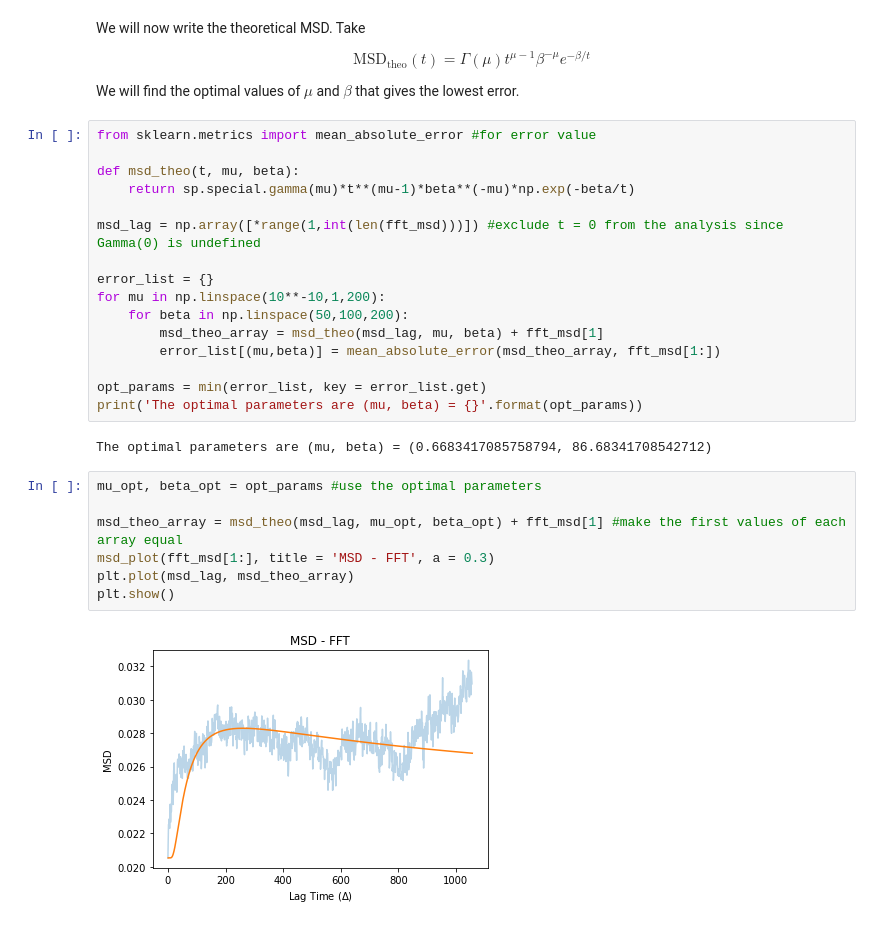
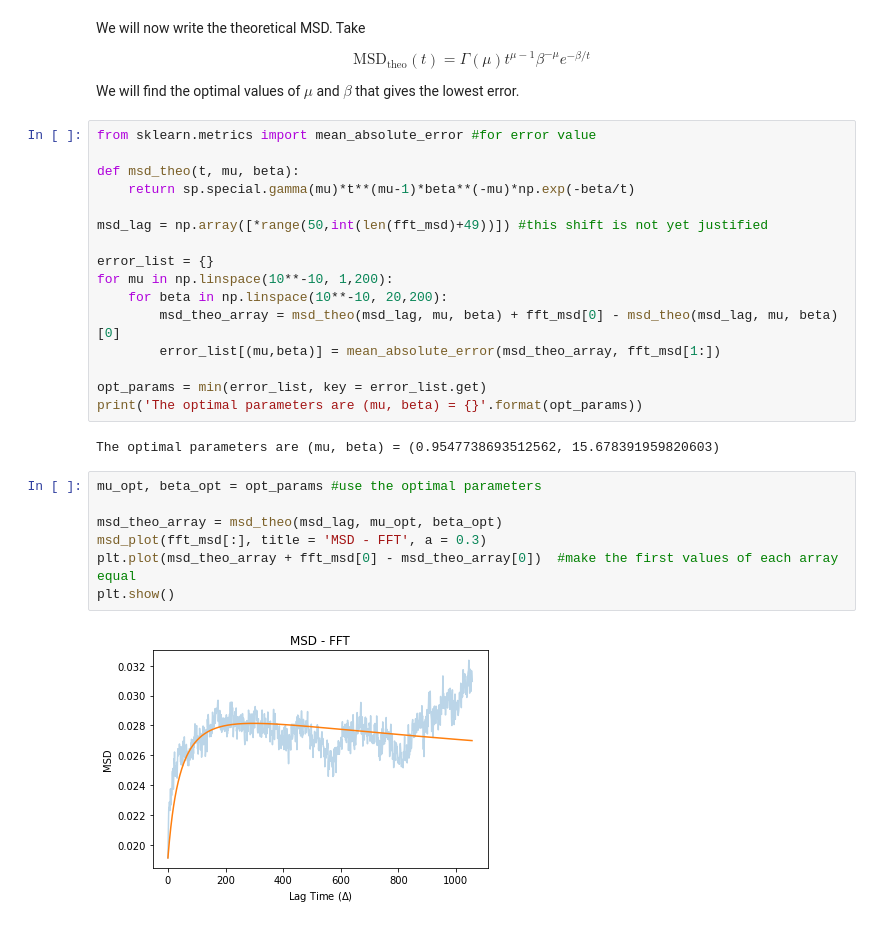
Before and after one commit to xxtofff/Physics-305, a Jupyter notebook: notebooks/light_curves.ipynb, the cells around one changed output. Drawn from its saved outputs; the diff is of its cells as text.

```diff
--- a/notebooks/light_curves.ipynb
+++ b/notebooks/light_curves.ipynb
@@ -226,24 +226,24 @@ from sklearn.metrics import mean_absolute_error #for error value
 def msd_theo(t, mu, beta):
     return sp.special.gamma(mu)*t**(mu-1)*beta**(-mu)*np.exp(-beta/t)
 
-msd_lag = np.array([*range(1,int(len(fft_msd)))]) #exclude t = 0 from the analysis since Gamma(0) is undefined
+msd_lag = np.array([*range(50,int(len(fft_msd)+49))]) #this shift is not yet justified
 
 error_list = {}
-for mu in np.linspace(10**-10,1,200):
-    for beta in np.linspace(50,100,200):
-        msd_theo_array = msd_theo(msd_lag, mu, beta) + fft_msd[1]
+for mu in np.linspace(10**-10, 1,200):
+    for beta in np.linspace(10**-10, 20,200):
+        msd_theo_array = msd_theo(msd_lag, mu, beta) + fft_msd[0] - msd_theo(msd_lag, mu, beta)[0]
         error_list[(mu,beta)] = mean_absolute_error(msd_theo_array, fft_msd[1:])
 
 opt_params = min(error_list, key = error_list.get)
 print('The optimal parameters are (mu, beta) = {}'.format(opt_params))
 # %% [output]
-The optimal parameters are (mu, beta) = (0.6683417085758794, 86.68341708542712)
+The optimal parameters are (mu, beta) = (0.9547738693512562, 15.678391959820603)
 # %%
 mu_opt, beta_opt = opt_params #use the optimal parameters
 
-msd_theo_array = msd_theo(msd_lag, mu_opt, beta_opt) + fft_msd[1] #make the first values of each array equal
-msd_plot(fft_msd[1:], title = 'MSD - FFT', a = 0.3)
-plt.plot(msd_lag, msd_theo_array)
+msd_theo_array = msd_theo(msd_lag, mu_opt, beta_opt)
+msd_plot(fft_msd[:], title = 'MSD - FFT', a = 0.3)
+plt.plot(msd_theo_array + fft_msd[0] - msd_theo_array[0])  #make the first values of each array equal
 plt.show()
 # %% [output]
-[figure, old version]
+[figure, new version]
```
Also changed, not shown: parts of 3 cells of this notebook.
